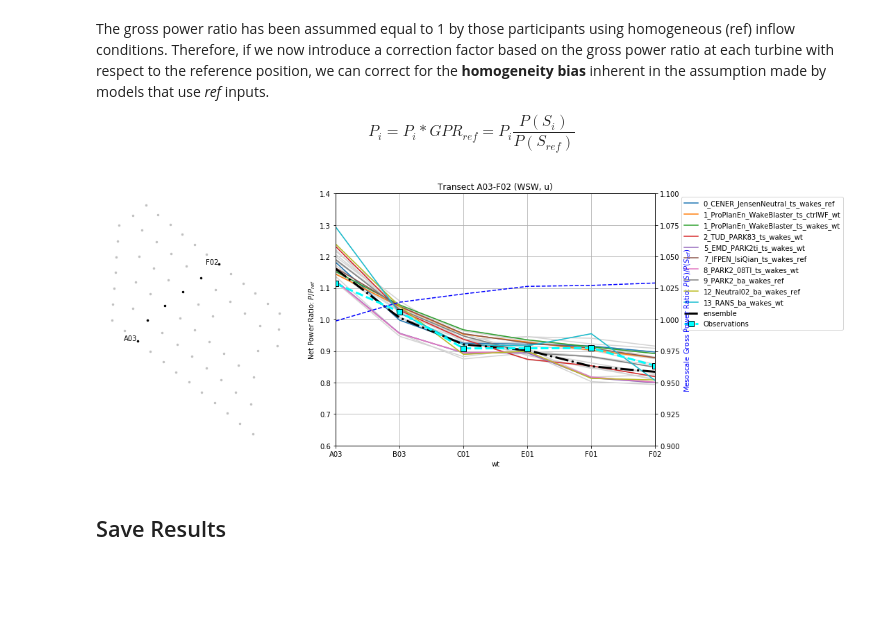
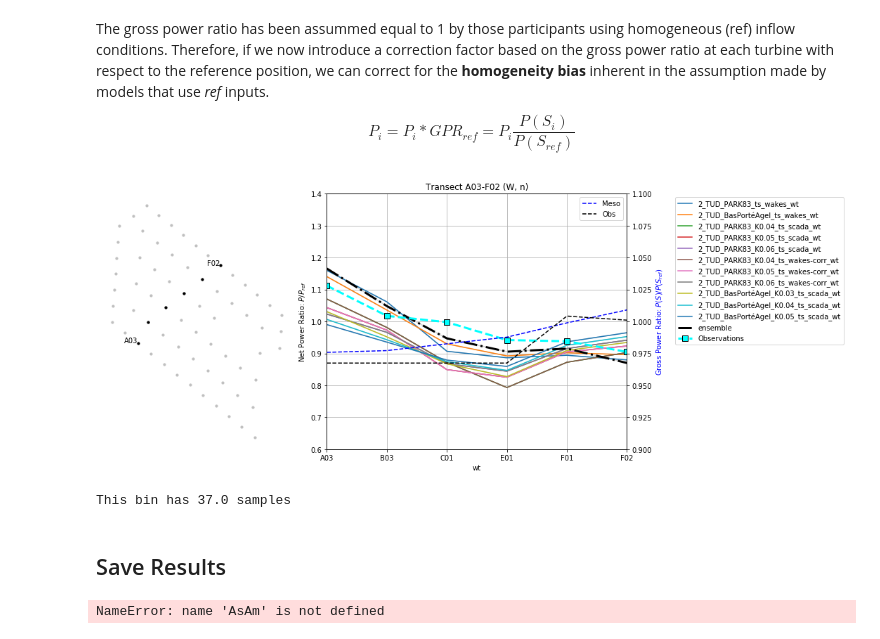
Before and after one commit to CENER-EPR/OWAbench, a Jupyter notebook: Dudgeon/Dudgeon_ArrayEfficiency.ipynb, the cells around one changed output. Drawn from its saved outputs; the diff is of its cells as text; code cells hidden in the pictures; blank space fills up the shorter version.

```diff
--- a/Dudgeon/Dudgeon_ArrayEfficiency.ipynb
+++ b/Dudgeon/Dudgeon_ArrayEfficiency.ipynb
@@ -138,7 +150,7 @@ zLbins_label = ['u','n','s']
 zref = Hhub         # [m]
 
 # Load mesoscale data from the referent site (time-height profiles)
-mast = WindConditions('./inputs/Dudgeon_Wakes_ref.nc', siteID, datefrom, dateto,'point')
+mast = WindConditions('./inputs/Dudgeon_Wakes_ref_corrected.nc', siteID, datefrom, dateto,'point')
 
 #init the bin averaging class
 bin_avrg = BinAvrg(siteID,datefrom, dateto, WDbins, WDbins_label, zLbins, zLbins_label,turbines['VDC ID'],sims["ID"].values)
@@ -266,7 +278,7 @@ except IOError:
 # %% [markdown]
 If no validation data is available, do code to code comparison by selecting a reference simulation to compare against:
 # %%
-benchmark = n_sim-1      # ref_sim = [] when you compare with validation data
+benchmark = [] #n_sim-1      # ref_sim = [] when you compare with validation data
 
 if not benchmark:
     print ("Your reference series is observations")
@@ -427,16 +423,18 @@ for isim in range(n_sim):
 #plotresults = ensemble.copy()                           # simulations participating in the ensemble
 #plotresults.append(n_sim-1)                               # add the ensemble
 
-plotresults = [0,1,2,3,4,5,6,7,8,9,10,11,12,13,14,15,16,17,18,19,20,21,22,23,24] # for cherry peaking
-#plotresults = [19,20,21,22,24] # for cherry peaking
+#plotresults = [0,1,2,3,4,5,6,7,8,9,10,11,12,13,14,15,16,17,18,19,20,21,22,23,24,25,26,27] # for cherry peaking
+plotresults = [13,14,15,16,17,18,7,19,20,21,9,36] # for cherry peaking
+plotresults = [7,9,13,14,15,16,17,18,19,20,21,36] # for cherry peaking
 
 # use 'Label', 'ID' (anonymous) or any other column in the participants table to tag the simulations in the plots
 tags = 'Label'
 plotresultsname = [sims[tags][x] for x in plotresults]
 
-highlight = ['dud00b','dud01a','dud01b','dud02b','dud05a','dud07b','dud08a','dud09a','dud12b','dud13']          # Highlight results in spagetti plots
+#highlight = ['dud00b','dud01a','dud01b','dud02b','dud05a','dud07b','dud08a','dud09a','dud12b','dud13']          # Highlight results in spagetti plots
 #highlight = ['dud00a','dud00b','dud07a','dud07b','dud07c','dud09a']          # Highlight results in spagetti plots
-#highlight = ['dud12a','dud12b','dud12c','dud12d']          # Highlight results in spagetti plots
+highlight = ['dud02b','dud02d','dud02h','dud02i','dud02j','dud02k','dud02l',
+             'dud02m','dud02n','dud02o','dud02p']          # Highlight results in spagetti plots
 # %% [markdown]
 ### Wind farm metrics
 # %%
@@ -558,8 +575,8 @@ The reference position has traditionaly been the first turbine in a transect ali
 
 $$ P_0 = \frac{\sum_{i}P_i}{N_{wt}} $$
 # %%
-WDbin = 'WSW'
-zLbin = 'u'
+WDbin = 'W'
+zLbin = 'n'
 
 # WSW transect
 wt_list = ['A03','B03','C01','E01','F01','F02']
@@ -568,6 +585,7 @@ wt_list = ['A03','B03','C01','E01','F01','F02']
 data =   sim_P.loc[:,:,WDbin,zLbin].to_pandas()
 val_data = bench_P.loc[:,WDbin,zLbin].to_pandas()
 meso_data = meso_P.loc[:,WDbin,zLbin].to_pandas()
+obsPfree_data = obs_Pfree.loc[:,WDbin,zLbin].to_pandas()
 
 ylim1 = [0.6,1.4]
 ylim2 = [0.9,1.1]
@@ -576,6 +594,7 @@ wtref = 'ref'    # reference position to compute P0
 
 sim_name = sims[sims['ID'].isin(highlight)]['Label'].tolist() # labels to use in the plot
 
-plot_transect(data.iloc[plotresults],val_data,meso_data,wt_list,turbines,Drot,
+plot_transect(data.iloc[plotresults],val_data,meso_data,obsPfree_data,wt_list,turbines,Drot,
               sim_name,WDbin,zLbin,highlight,ylim1,ylim2,figsize,wtref);
+print('This bin has {} samples'.format(N_WDzL_speed.loc[WDbin,zLbin]))
 # %% [output]
@@ -587,15 +607,17 @@ $$ P_i = P_i*GPR_{ref} = P_i\frac{P(S_{i})}{P(S_{ref})} $$
 # %%
 # for list of turbines and wd, 2D plot Value per distance in rotor diameter.
 data1 = data.copy()
 
 findref = ['ref' in sims.loc[x]['Input'] for x in range(n_sim)]  # finds simulations using 'ref' inputs
 MBC=meso_P.loc[:,WDbin,zLbin]/meso_P.loc[:,WDbin,zLbin].mean() # mesoscale bias correction
 data1[findref] = data1[findref]*MBC.values
 
-plot_transect(data1.iloc[plotresults],val_data,meso_data,wt_list,turbines,Drot,
+plot_transect(data1.iloc[plotresults],val_data,meso_data,obsPfree_data,wt_list,turbines,Drot,
               sim_name,WDbin,zLbin,highlight,ylim1,ylim2,figsize,wtref);
+print('This bin has {} samples'.format(N_WDzL_speed.loc[WDbin,zLbin]))
 # %% [output]
-[figure, old version]
+[figure, new version]
+This bin has 37.0 samples
 # %% [markdown]
 ## Save Results
 # %%
@@ -613,7 +635,7 @@ if not benchmark:
 else:
     filename = 'blind'
 
-it saveresults == True:
+if saveresults == True:
     sims.to_csv(resultspath + siteID + '_sims.csv')
     # Global Metrics
     bins_label = []       # labels for each bin in column format
@@ -634,3 +656,5 @@ it saveresults == True:
 
     results_bias.to_csv(resultspath + siteID + '_' + filename + '_bias.csv')
     results_mae.to_csv(resultspath + siteID + '_' + filename + '_mae.csv')
+# %% [output]
+NameError: name 'AsAm' is not defined
```
Also changed, not shown: parts of 22 cells of this notebook, 12 other files.
